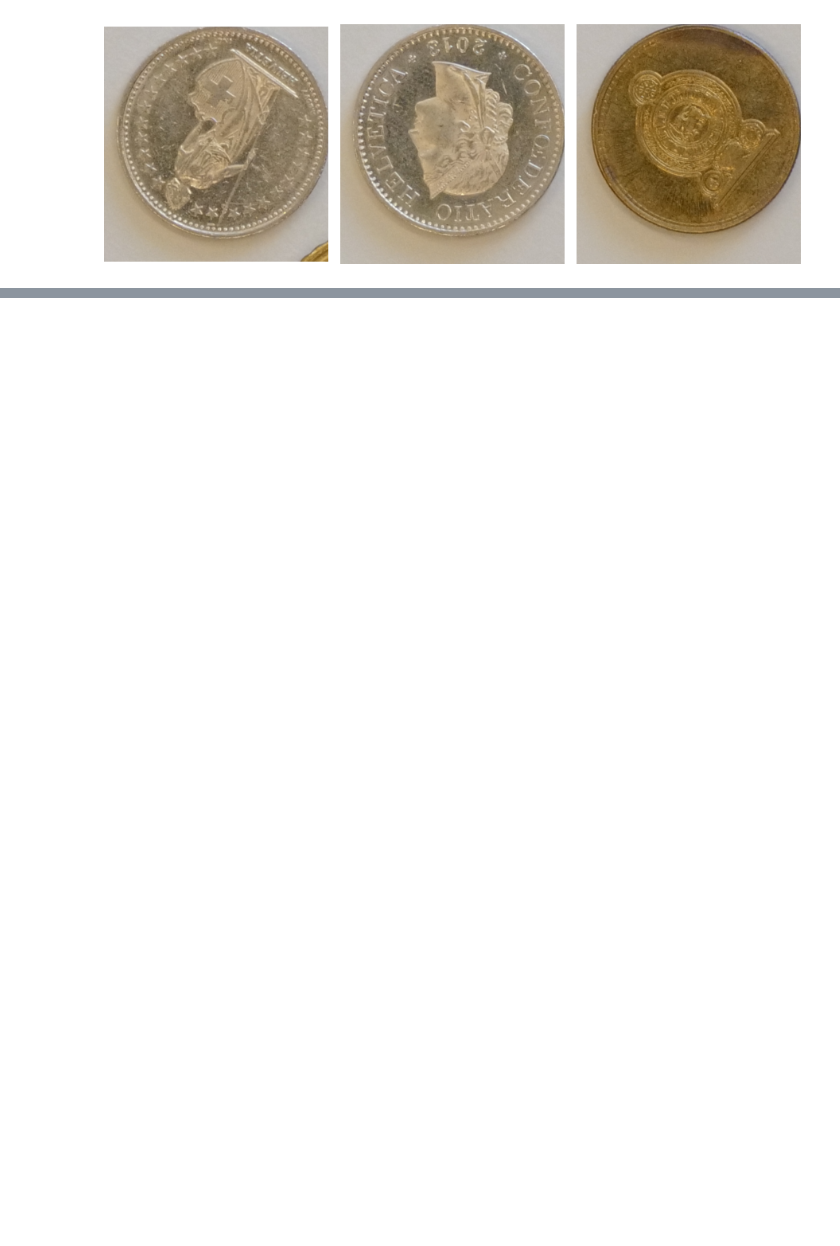
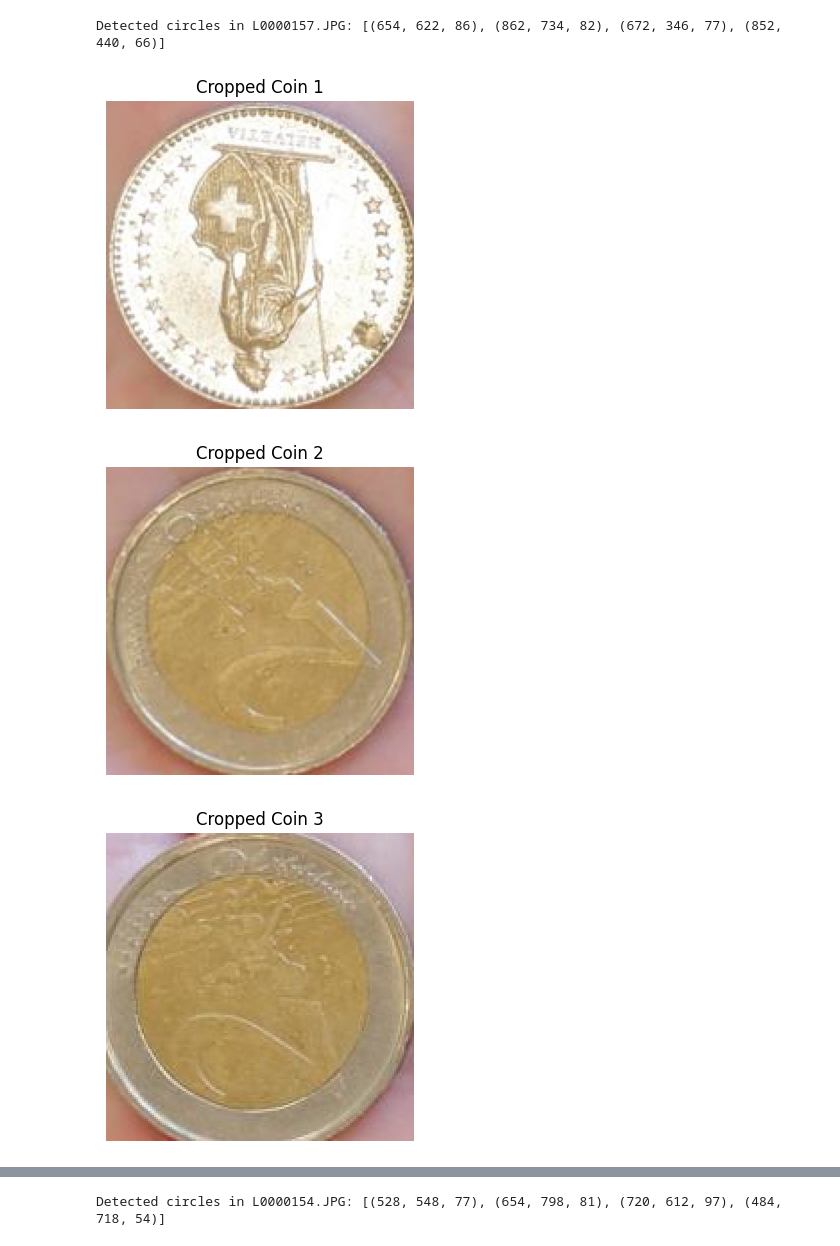
Before and after one commit to raphaellehartwig/iapr_group_55, a Jupyter notebook: project/FinalSegmentation.ipynb, the cells around one changed output, grey strips where cells are left out. Cells and saved outputs as stored; diff of their text form; code cells hidden in the pictures; blank space fills up the shorter version.

```diff
--- a/project/FinalSegmentation.ipynb
+++ b/project/FinalSegmentation.ipynb
@@ -314,7 +0,0 @@ def process_and_crop_coins(img, coin_locations, display=True, cols=5, figsize=(1
-# %%
-
-img_th = img_process_neutre(img_nebg)
-coin_locations = detect_and_store_coin_locations(imag= img_nebg, label_image=img_th,eccentricity_threshold=0.5, display=False)
-cropped_coins = process_and_crop_coins(img_nebg, coin_locations, display=True)
-# %% [output]
-[figure, removed]
@@ -333,0 +237,7 @@ return cropped_coins
+# %%
+process_images_in_directory('downsampled/train/hand/test', 'hand', display_cropped=True)
+# %% [output]
+Detected circles in L0000157.JPG: [(654, 622, 86), (862, 734, 82), (672, 346, 77), (852, 440, 66)]
+[figure, added]
+[figure, added]
+[figure, added]
@@ -333,0 +245 @@ return cropped_coins
+Detected circles in L0000154.JPG: [(528, 548, 77), (654, 798, 81), (720, 612, 97), (484, 718, 54)]
```
Also changed, not shown: parts of 9 cells of this notebook.
